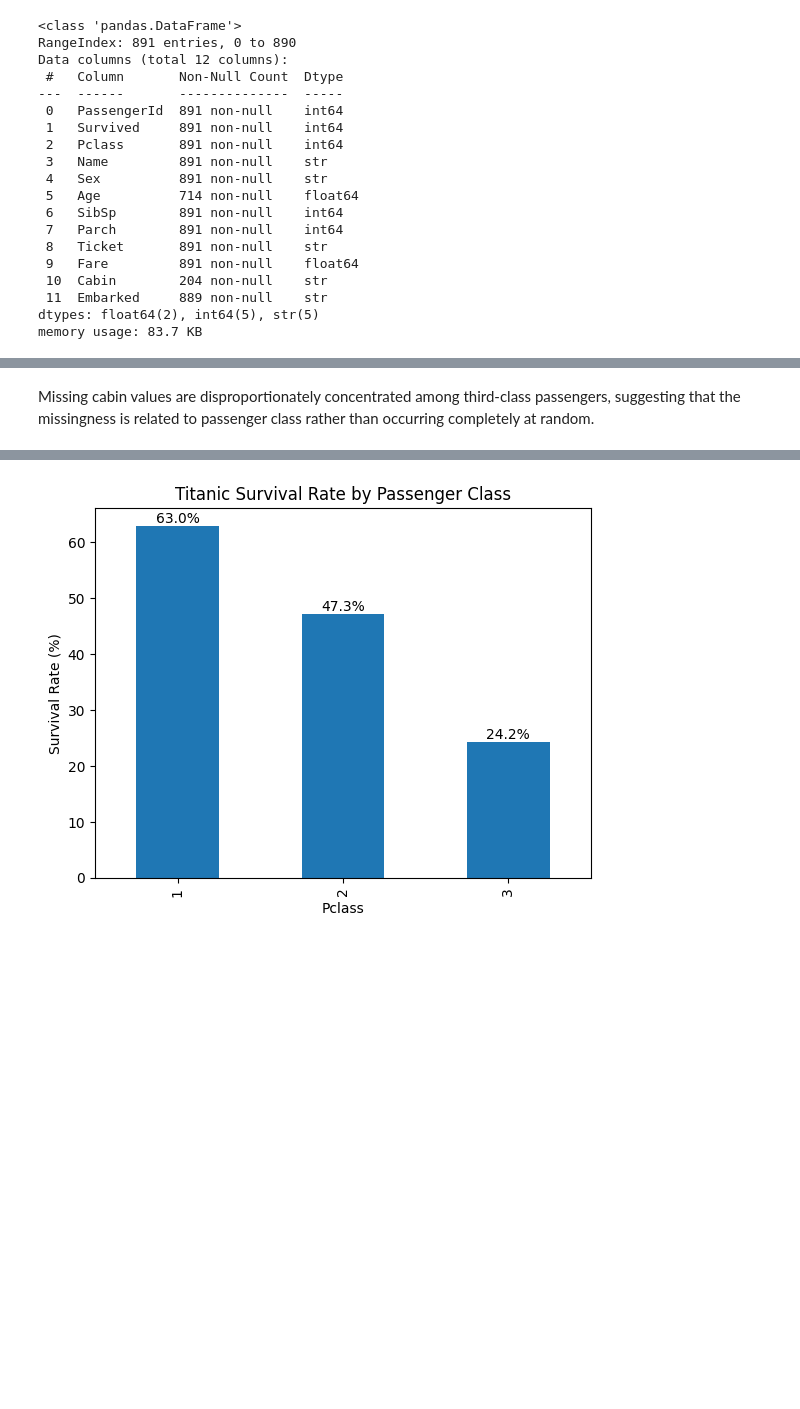
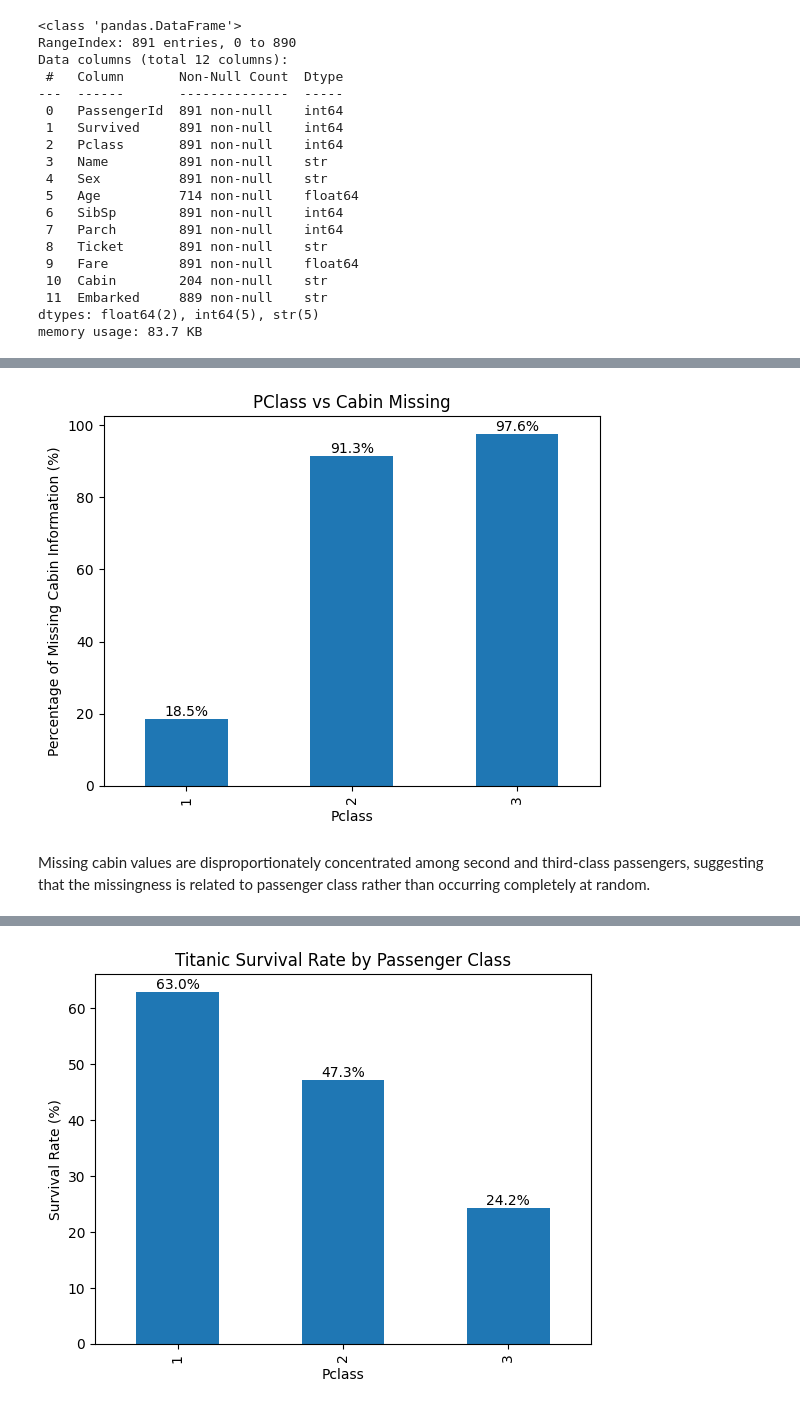
Before and after one commit to RenitiaMR/Portfolio, a Jupyter notebook: titanic_survival.ipynb, the cells around one changed output, grey strips where cells are left out. Drawn from its saved outputs; the diff is of its cells as text; code cells hidden in the pictures; blank space fills up the shorter version.

```diff
--- a/titanic_survival.ipynb
+++ b/titanic_survival.ipynb
@@ -62,2 +118,16 @@ pd.crosstab(df["Pclass"], df["cabin_missing"], normalize="index") * 100
+# %%
+Pclass_vs_Cabin_Missing = (
+    df.groupby("Pclass")["Cabin_missing"]
+    .mean() * 100
+)
+
+ax = Pclass_vs_Cabin_Missing.plot(kind="bar")
+plt.title("PClass vs Cabin Missing")
+plt.ylabel("Percentage of Missing Cabin Information (%)")
+for container in ax.containers:
+    ax.bar_label(container, fmt='%.1f%%')
+plt.show()
+# %% [output]
+[figure, added]
 # %% [markdown]
-Missing cabin values are disproportionately concentrated among third-class passengers, suggesting that the missingness is related to passenger class rather than occurring completely at random.
+Missing cabin values are disproportionately concentrated among  second and third-class passengers, suggesting that the missingness is related to passenger class rather than occurring completely at random.
```
Also changed, not shown: parts of 23 cells of this notebook.
